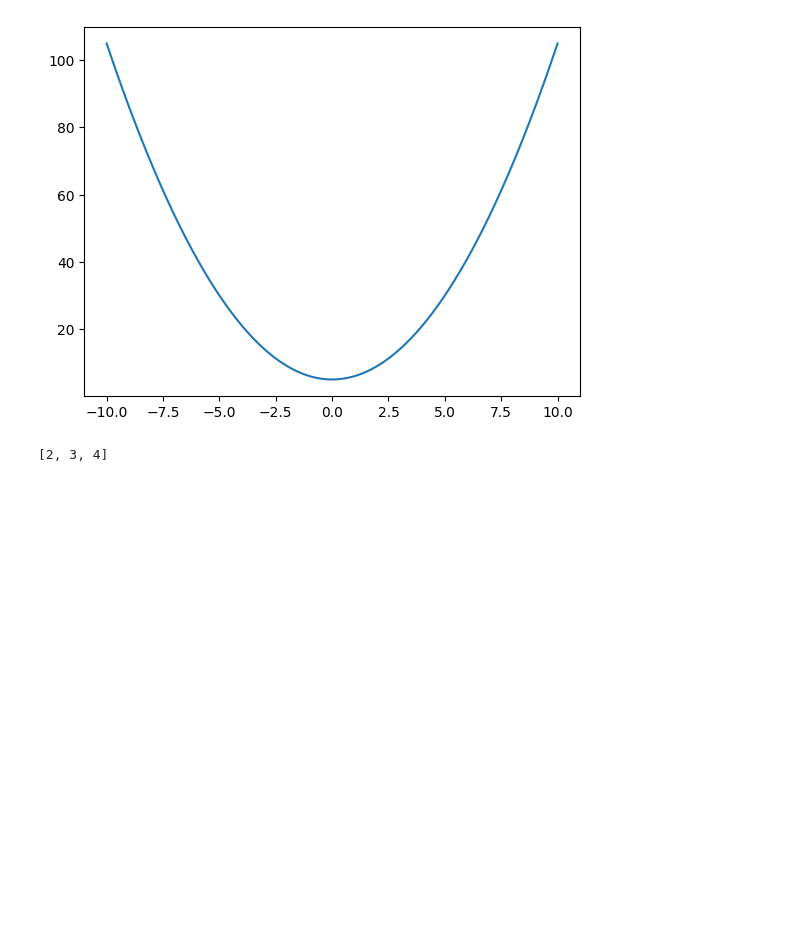
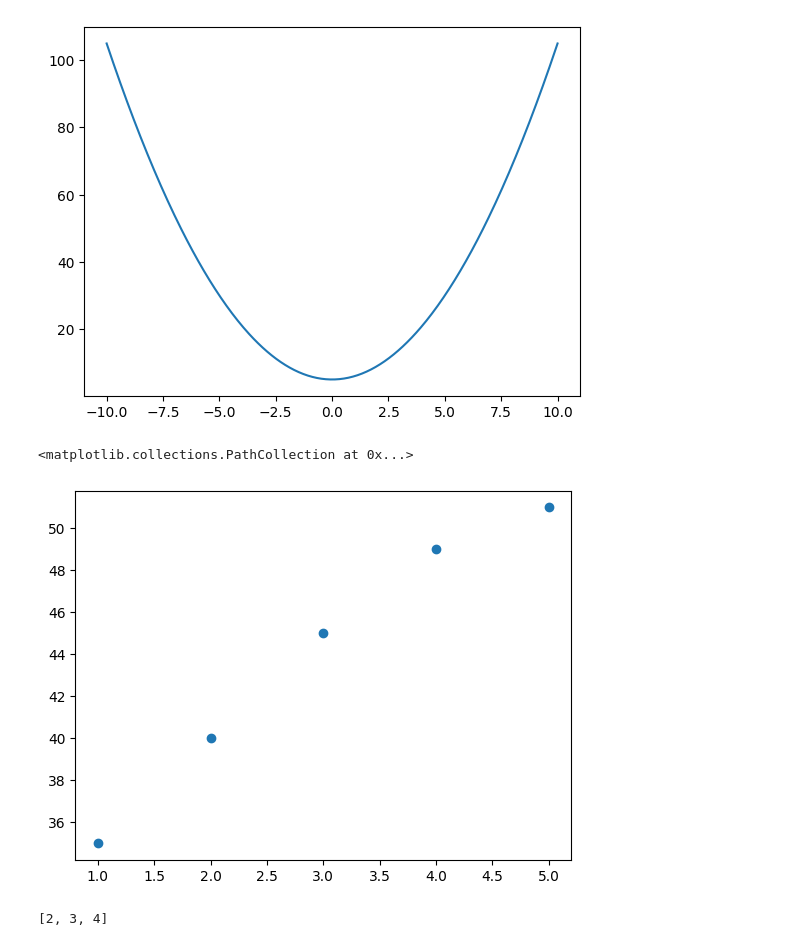
Before and after one commit to HammadSheharyar/Python-Home-Assignments, a Jupyter notebook: python/M1P2_P14.ipynb, the cells around one changed output. Saved outputs shown, nothing was run; the diff lists cells and outputs as text; code cells hidden in the pictures; blank space fills up the shorter version.

```diff
--- a/python/M1P2_P14.ipynb
+++ b/python/M1P2_P14.ipynb
@@ -255,6 +255,14 @@ plt.plot(x_val, y_val)
 # %% [output]
 [<matplotlib.lines.Line2D at 0x...>]
 [figure]
+# %%
+import matplotlib.pyplot as plt
+hours_studied =[1, 2, 3, 4, 5]
+test_scores = [35, 40, 45, 49, 51]
+plt.scatter(hours_studied, test_scores)
+# %% [output]
+<matplotlib.collections.PathCollection at 0x...>
+[figure, added]
 # %%
 num = [1, 2 , 3]
 new_list = []
```
